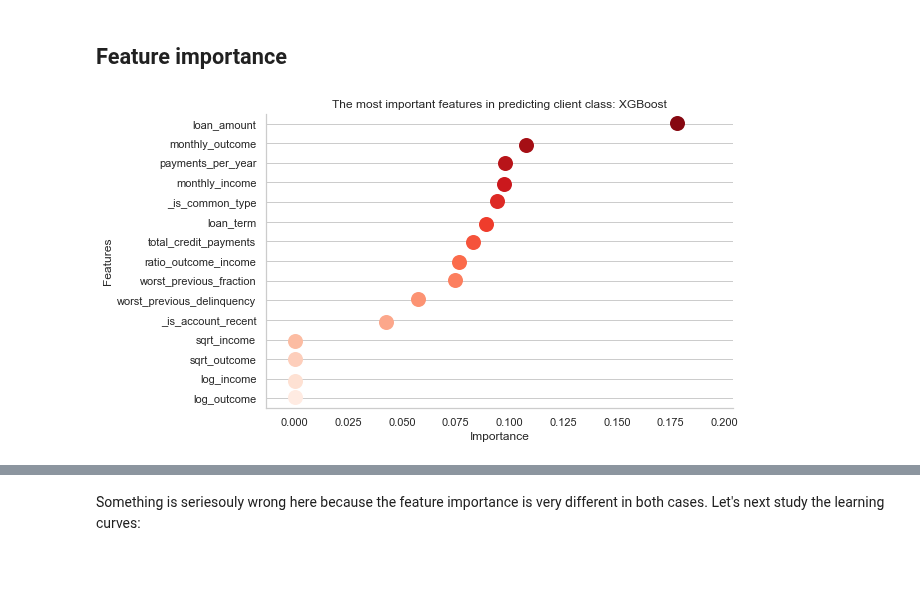
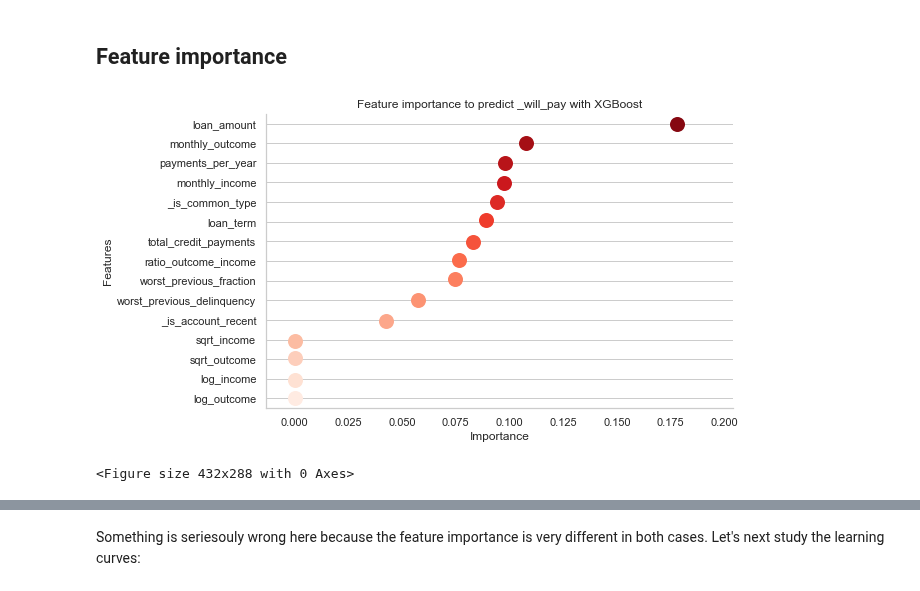
Before and after one commit to reneang17/fintech-demo, a Jupyter notebook: modeling.ipynb, the cells around one changed output, grey strips where cells are left out. Cells and saved outputs as stored; diff of their text form; code cells hidden in the pictures.

```diff
--- a/modeling.ipynb
+++ b/modeling.ipynb
@@ -177,15 +178,16 @@ def importance_plotting(data, x, y, palette, title):
 # %%
 # Building feature importance into a DataFrame
 fi = {'Features':X.columns.tolist(), 'Importance':xgb.feature_importances_}
 importance = pd.DataFrame(fi, index=None).sort_values('Importance', ascending=False)
 
 # Creating graph title
-titles = ['The most important features in predicting client class: XGBoost']
+titles = ['Feature importance to predict _will_pay with XGBoost']
 
 # Plotting graph
 importance_plotting(importance, 'Importance', 'Features', 'Reds_r', titles)
 # %% [output]
-[figure, old version]
+[figure, new version]
+<Figure size 432x288 with 0 Axes>
 # %%
 # Building feature importance into a DataFrame
 fi = {'Features':X.columns.tolist(), 'Importance':gbc.feature_importances_}
```
Also changed, not shown: parts of 27 cells of this notebook, 28 other files.
